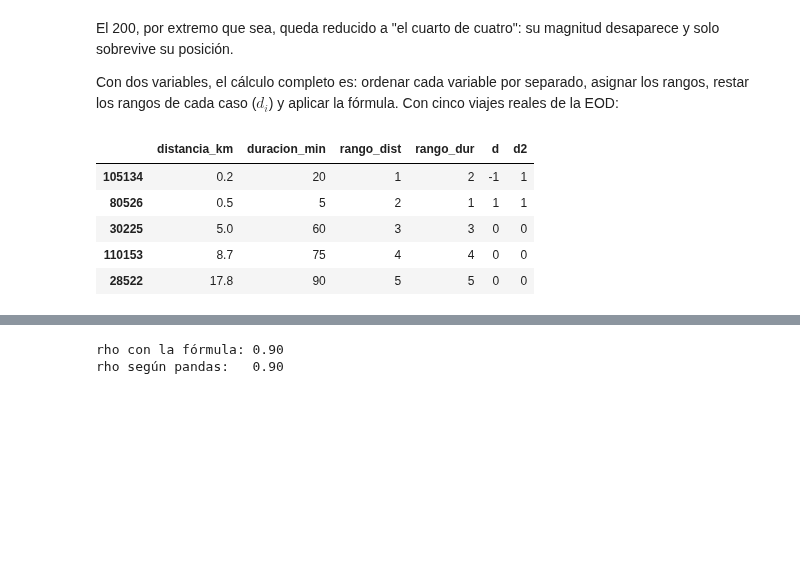
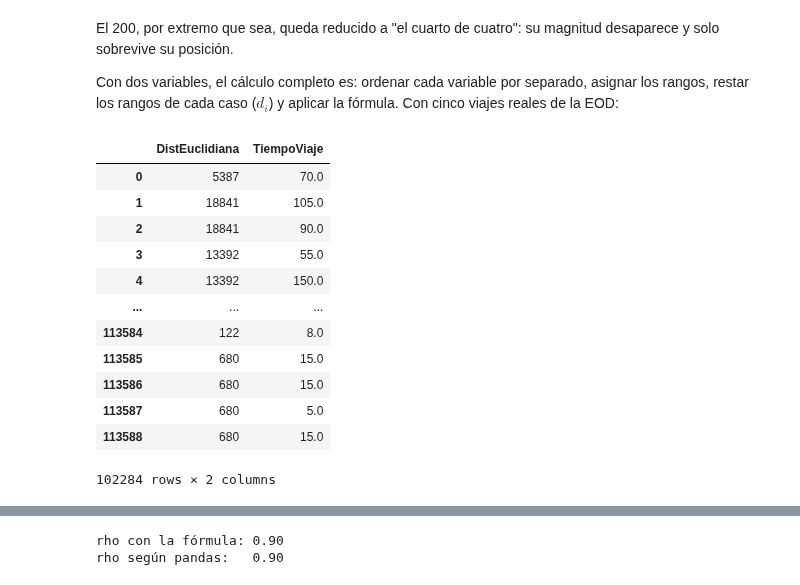
Before and after one commit to daniopitz/cienciadatos, a Jupyter notebook: 02_pandas_eda.ipynb, the cells around one changed output, grey strips where cells are left out. Saved outputs shown, nothing was run; the diff lists cells and outputs as text; code cells hidden in the pictures; blank space fills up the shorter version.

```diff
--- a/02_pandas_eda.ipynb
+++ b/02_pandas_eda.ipynb
@@ -788,22 +965,19 @@ Con cinco viajes reales de la EOD:
 # %%
 distancias = pd.read_csv(RUTA + "DistanciaViaje.csv", sep=";", decimal=",")
 par = viajes.merge(distancias, on="Viaje", how="left")[["DistEuclidiana", "TiempoViaje"]].dropna()
 par = par[(par["DistEuclidiana"] > 0) & (par["TiempoViaje"] > 0)]
-
-cinco = par.sample(5, random_state=1)
-ejemplo = pd.DataFrame({
-    "distancia_km": (cinco["DistEuclidiana"] / 1000).round(1),
-    "duracion_min": cinco["TiempoViaje"].astype(int),
-})
-ejemplo["rango_dist"] = ejemplo["distancia_km"].rank().astype(int)
-ejemplo["rango_dur"] = ejemplo["duracion_min"].rank().astype(int)
-ejemplo["d"] = ejemplo["rango_dist"] - ejemplo["rango_dur"]
-ejemplo["d2"] = ejemplo["d"] ** 2
-ejemplo.sort_values("distancia_km")
+par
 # %% [output]
-|  | distancia_km | duracion_min | rango_dist | rango_dur | d | d2 |
-| 105134 | 0.2 | 20 | 1 | 2 | -1 | 1 |
-| 80526 | 0.5 | 5 | 2 | 1 | 1 | 1 |
-| 30225 | 5.0 | 60 | 3 | 3 | 0 | 0 |
-| 110153 | 8.7 | 75 | 4 | 4 | 0 | 0 |
-| 28522 | 17.8 | 90 | 5 | 5 | 0 | 0 |
+|  | DistEuclidiana | TiempoViaje |
+| 0 | 5387 | 70.0 |
+| 1 | 18841 | 105.0 |
+| 2 | 18841 | 90.0 |
+| 3 | 13392 | 55.0 |
+| 4 | 13392 | 150.0 |
+| ... | ... | ... |
+| 113584 | 122 | 8.0 |
+| 113585 | 680 | 15.0 |
+| 113586 | 680 | 15.0 |
+| 113587 | 680 | 5.0 |
+| 113588 | 680 | 15.0 |
+102284 rows × 2 columns
```
Also changed, not shown: parts of 51 cells of this notebook.
